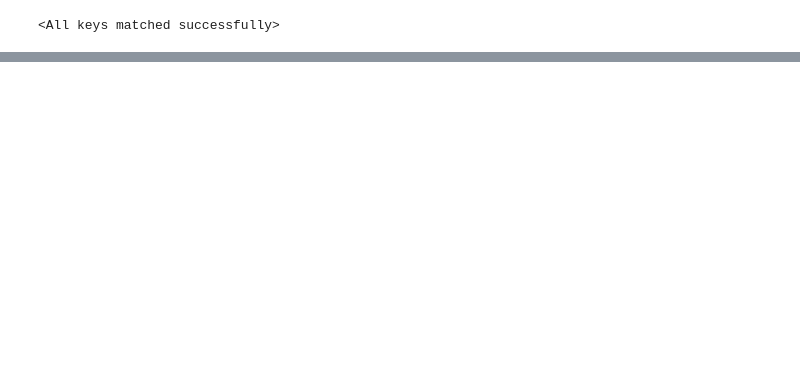
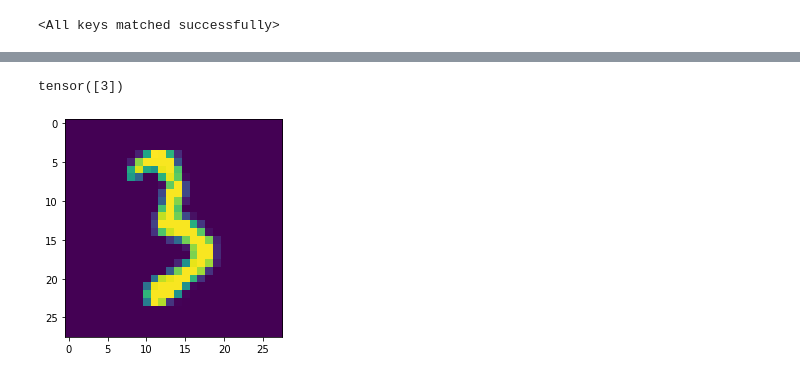
Before and after one commit to julichitai/learning_NN, a Jupyter notebook: mipt_[seminar]pytorch_basics.ipynb, the cells around one changed output, grey strips where cells are left out. Cells and saved outputs as stored; diff of their text form; code cells hidden in the pictures; blank space fills up the shorter version.

```diff
--- a/mipt_[seminar]pytorch_basics.ipynb
+++ b/mipt_[seminar]pytorch_basics.ipynb
@@ -1209,0 +1536,12 @@ resnet.load_state_dict(torch.load('params.ckpt'))
+# %%
+model = torch.load('model.pth')
+# %%
+idx = np.random.randint(0, len(test_loader))
+test_img  = test_dataset.data[idx]
+plt.imshow(test_img)
+output = model(test_img.reshape(-1, input_size).type(torch.float32))
+_, pred = torch.max(output, dim=1)
+pred
+# %% [output]
+tensor([3])
+[figure, added]
```
Also changed, not shown: parts of 10 cells of this notebook.
